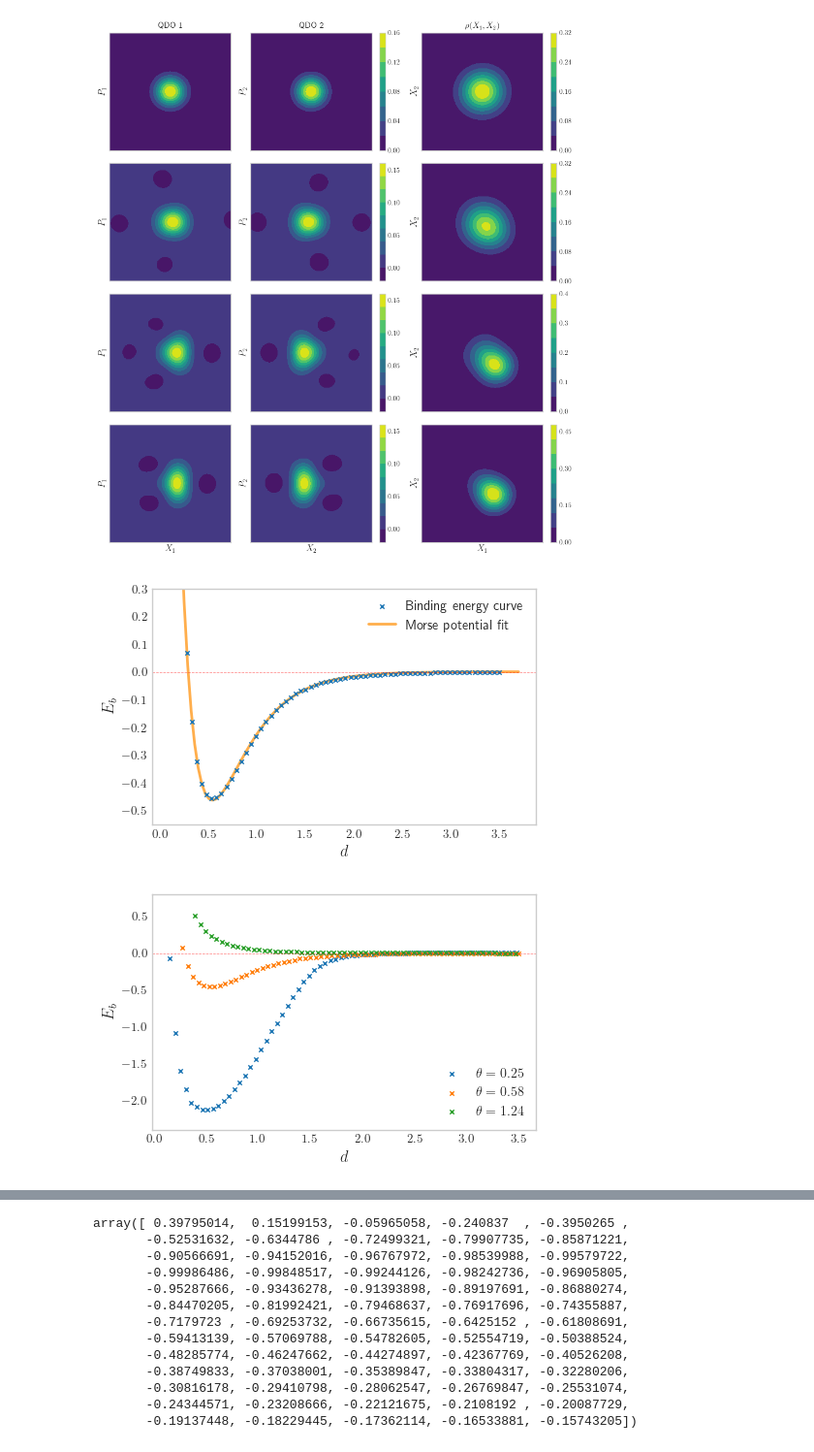
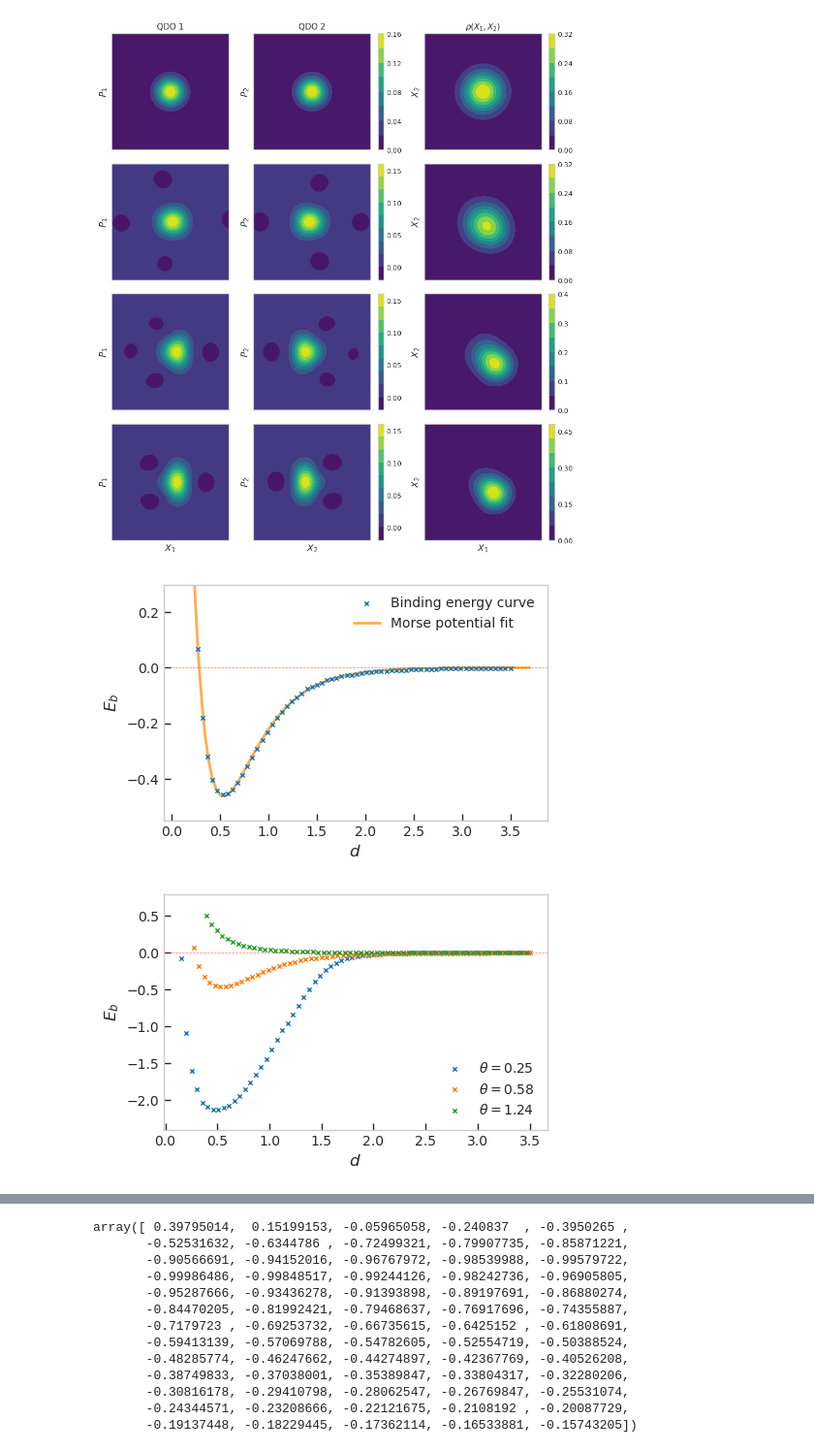
Before and after one commit to MatthieuSarkis/Long-range-intermolecular-interactions-on-a-continuous-variable-quantum-computer, a Jupyter notebook: plot_alternate.ipynb, the cells around one changed output, grey strips where cells are left out. Shown at 97% size. Cells and saved outputs as stored; diff of their text form; code cells hidden in the pictures.

Commit message:
added ticks

```diff
--- a/plot_alternate.ipynb
+++ b/plot_alternate.ipynb
@@ -15,6 +23,7 @@ import matplotlib.pyplot as plt
 from math import atan2, degrees
 import copy
 from cycler import cycler
+import os
 
 golden_mean = (np.sqrt(5.0)-1.0)/2.0
 
@@ -38,7 +47,7 @@ def figsize(scale, aspect_ratio = golden_mean):
     return fig_size
 
 rcparams = {                      # setup matplotlib to use latex for output
-    "text.usetex": True,                # use LaTeX to write all text
+    #"text.usetex": False,                # use LaTeX to write all text
     #"font.family": "sans-serif",
     #"font.serif": [],                   # blank entries should cause plots to inherit fonts from the document
     #"font.sans-serif": ["Helvetica"],
@@ -46,32 +55,18 @@ rcparams = {                      # setup matplotlib to use latex for output
     "axes.labelsize": 12,               # LaTeX default is 10pt font.
     "axes.linewidth": 2,
     'lines.linewidth': 2,
-    # Set x axis
-    'xtick.direction' : 'in',
-    'xtick.major.size' : 3,
-    'xtick.major.width' : 0.5,
-    'xtick.minor.size' : 1.5,
-    'xtick.minor.width' : 0.5,
-    'xtick.minor.visible' : True,
-    'xtick.top' : True,
-    # Set y axis
-    'ytick.direction' : 'in',
-    'ytick.major.size' : 3,
-    'ytick.major.width' : 0.5,
-    'ytick.minor.size' : 1.5,
-    'ytick.minor.width' : 0.5,
-    'ytick.minor.visible' : True,
-    'ytick.right' : True,
-    #"xtick.major.width": 2,
-    #"ytick.major.width": 2,
+    "xtick.major.width": 2,
+    "ytick.major.width": 2,
     "lines.markersize":2,
     "font.size": 9,
     "legend.fontsize": 10,               # Make the legend/label fonts a little smaller
-    #"axes.spines.top": False,
-    #"axes.spines.right": False,
-    #"xtick.labelsize": 10,
-    #"ytick.labelsize": 10,
-    "figure.figsize": figsize(1.5),     # default fig size of 0.9 textwidth
+    "axes.spines.top": True,
+    "axes.spines.right": True,
+    "xtick.labelsize": 10,
+    "ytick.labelsize": 10,
+    "figure.figsize": figsize(1.5),
+    "xtick.direction": "inout",
+    "ytick.direction": "inout"# default fig size of 0.9 textwidth
 #    "mathtext.fontset" : "custom",
 #     "mathtext.rm" :  "Helvetica",
 #     "mathtext.it" :  "Helvetica:italic",
@@ -92,6 +87,13 @@ x=np.array(list(range(0,steps)))*dt
 a=1
 a2=.4
 
+
+### tick parameters
+tick_dir = 'in' # out, inout
+tick_len = 5
+tick_width = 1
+
+
 plt.style.use(['seaborn-whitegrid'])#(['Solarize_Light2'])
 # %%
 dir = 'logs/2023.02.21.13.19.23'
@@ -351,7 +353,7 @@ plot_wigner(
     cutoff_dim=args['cutoff_dim']
 )
 # %% [output]
-[figure, old version]
+[figure, new version]
 # %%
 def plot_binding_curve_morse(
     distance_array: np.ndarray,
@@ -383,34 +385,35 @@ def plot_binding_curve_morse(
         zorder=2,
         linewidths=1
     )
 
     axes.axhline(
         y = 0.0,
         color = 'red',
         linestyle = '--',
         alpha=0.5,
         lw=0.5
     )
 
     axes.set_xlabel(r'$d$')
     axes.set_ylabel(r'$E_b$')
     if ymin is not None and ymax is not None:
         axes.set_ylim(ymin, ymax)
     axes.grid(False)
     #axes.set_title(r'Binding energy for a pair of QDOs at the optimal angle $\theta=0.57$ rad')
     axes.legend(handles=[line0, line1])
+    axes.tick_params(direction=tick_dir, length=tick_len, width=tick_width)
     #plt.show()
     plt.savefig(os.path.join(plots_path, 'binding.pdf'), dpi=300, transparent=False, bbox_inches='tight')
 
 plot_binding_curve_morse(
     distance_array=distances,
     binding_energy_array=binding_energies,
     ymin=-0.55,
     ymax=0.3,
     angle_idx=7
 )
 # %% [output]
-[figure, old version]
+[figure, new version]
 # %%
 def plot_binding_multiple_binding_curves(
     distance_array: np.ndarray,
@@ -475,6 +478,7 @@ def plot_binding_multiple_binding_curves(
     axes.grid(False)
     #axes.set_title(r'Binding energy for a pair of QDOs at the optimal angle $\theta=0.57$ rad')
     axes.legend(handles=[line0, line1, line2])
+    axes.tick_params(direction=tick_dir, length=tick_len, width=tick_width)
     #plt.show()
     plt.savefig(os.path.join(plots_path, 'binding_vs_smooth.pdf'), dpi=300, transparent=False, bbox_inches='tight')
 
@@ -486,7 +490,7 @@ plot_binding_multiple_binding_curves(
     ymax=0.8,
 )
 # %% [output]
-[figure, old version]
+[figure, new version]
 # %%
 fig, axes = plt.subplots(nrows=1, ncols=1)
 
```
Also changed, not shown: parts of 5 cells of this notebook.
